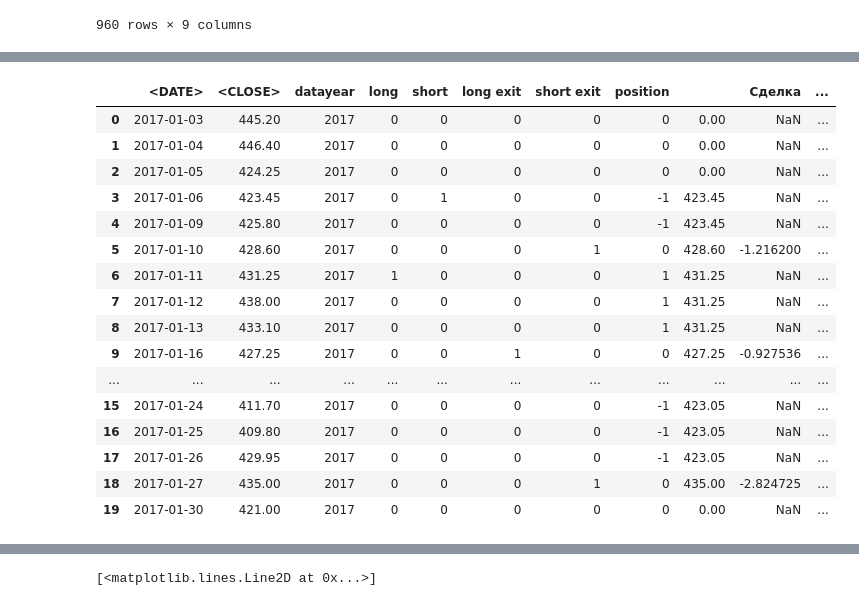
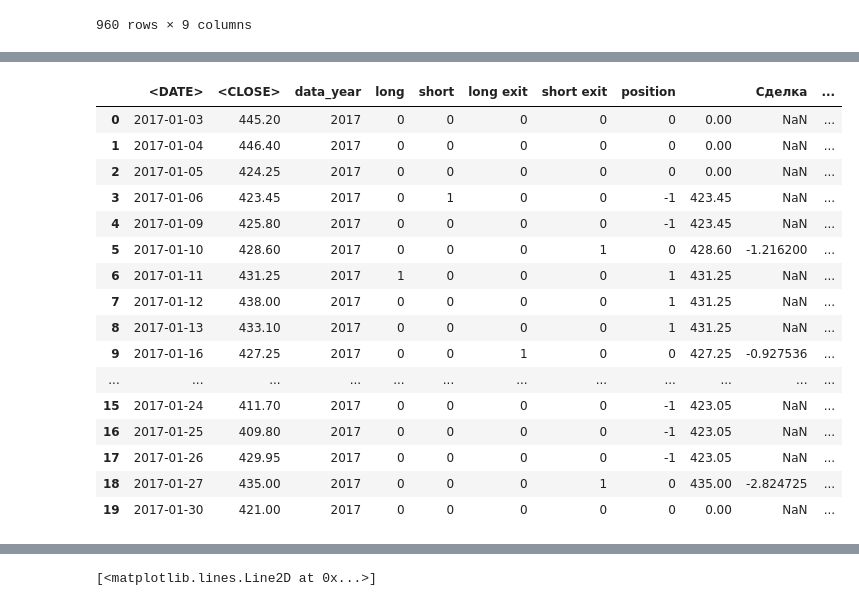
Before and after one commit to Danis2019/DanisRushanStudio1, a Jupyter notebook: DanRush11.ipynb, the cells around one changed output, grey strips where cells are left out. Drawn from its saved outputs; the diff is of its cells as text; code cells hidden in the pictures.

```diff
--- a/DanRush11.ipynb
+++ b/DanRush11.ipynb
@@ -31,7 +31,7 @@ data.drop('<PER>', axis = 1, inplace = True)
 data.drop('<TICKER>', axis = 1, inplace = True)
 data.drop('<TIME>', axis = 1, inplace = True)
 #Добавляем нужные нам столбцы
-data['datayear'] = 0
+data['data_year'] = 0
 data['long'] = 0
 data['short'] = 0
 data['long exit'] = 0
@@ -83,16 +83,16 @@ dtype: object
 # %%
 #Заносим информацию в столбцах в numpy массивы
 
-datayear = np.array(data['datayear'])
+data_year = np.array(data['data_year'])
 close = np.array(data['<CLOSE>'])
 long = np.array(data['long'])
 short = np.array(data['short'])
 long_exit = np.array(data['long exit'])
 short_exit = np.array(data['short exit'])
 position = np.array(data['position'])
-pustoi_stolbets =np.array(data[''])
-sdelka = np.array(data['Сделка']) # Этот массив будет типа string
-dnevnaiadohodnost =np.array(data['Дневная доходность'])
+money =np.array(data[''])
+transaction = np.array(data['Сделка']) # Этот массив будет типа string
+day_incomes =np.array(data['Дневная доходность'])
 equity = np.array(data['equity'])
 equity[0]=100
 drawdown = np.array(data['drawdown'])
@@ -128,46 +128,46 @@ for i in range(2,len(close)):
         position[i] = position[i-1]
     #Pustoi stolb
     if position[i-1] == 0 and position[i] == 0:
-        pustoi_stolbets[i] = 0
+        money[i] = 0
     elif position[i-1] == position[i]:
-        pustoi_stolbets[i] = pustoi_stolbets[i-1]
+        money[i] = money[i-1]
     else:
-        pustoi_stolbets[i] = close[i]
+        money[i] = close[i]
     #Сделка
     if position[i-1] != 0 and position[i-1] != position[i]:
-        sdelka[i] = (pustoi_stolbets[i]/pustoi_stolbets[i-1] - 1) * position[i-1]
+        transaction[i] = (money[i]/money[i-1] - 1) * position[i-1]
     if position[i-1] != 0:
-        dnevnaiadohodnost[i] = (close[i] / close[i-1] - 1) * position[i-1]
+        day_incomes[i] = (close[i] / close[i-1] - 1) * position[i-1]
     else:
-        dnevnaiadohodnost[i] = 0
+        day_incomes[i] = 0
 
 #Следущие столбцы мы не заполняли в цикле выше, так как equity нам нужно заполнять с первого номера
 #drawdown зависит от значений equity, а datayear нам нужно заполнять с нулевого номера
 
 #equity
 for i in range(1,len(close)):
-    equity[i] =(1+dnevnaiadohodnost[i])*equity[i-1]
+    equity[i] =(1+day_incomes[i])*equity[i-1]
 #drawdown
 for i in range(2,len(close)):
     drawdown[i] = equity[i]/max(equity[0:i])-1
 #datayear
 for i in range(0,len(close)):
-    datayear[i] = data['<DATE>'][i].year
+    data_year[i] = data['<DATE>'][i].year
 
-data['datayear'] = datayear
+data['data_year'] = data_year
 data['long'] = long
 data['short'] = short
 data['long exit'] = long_exit
 data['short exit'] = short_exit
 data['position'] = position
-data[''] = pustoi_stolbets
-data['Сделка'] = sdelka * 100
-data['Дневная доходность'] = dnevnaiadohodnost * 100
+data[''] = money
+data['Сделка'] = transaction * 100
+data['Дневная доходность'] = day_incomes * 100
 data['equity'] = equity
 data['drawdown']= drawdown*100
 data.head(20) # Выведем первые 20 значений, чтобы проверить правильность работы алгоритма
 # %% [output]
-|  | <DATE> | <CLOSE> | datayear | long | short | long exit | short exit | position |  | Сделка | ... |
+|  | <DATE> | <CLOSE> | data_year | long | short | long exit | short exit | position |  | Сделка | ... |
 | 0 | 2017-01-03 | 445.20 | 2017 | 0 | 0 | 0 | 0 | 0 | 0.00 | NaN | ... |
 | 1 | 2017-01-04 | 446.40 | 2017 | 0 | 0 | 0 | 0 | 0 | 0.00 | NaN | ... |
 | 2 | 2017-01-05 | 424.25 | 2017 | 0 | 0 | 0 | 0 | 0 | 0.00 | NaN | ... |
```
Also changed, not shown: parts of 4 cells of this notebook.
